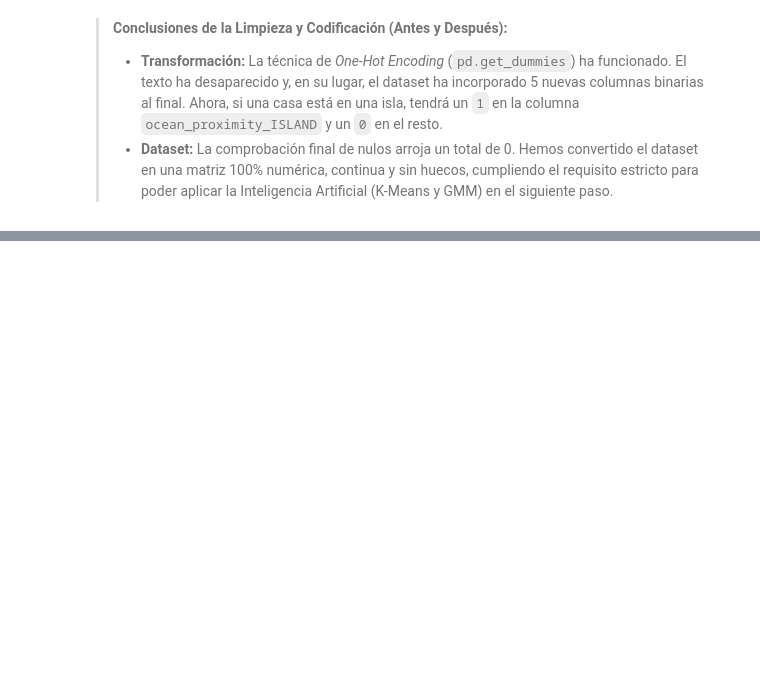
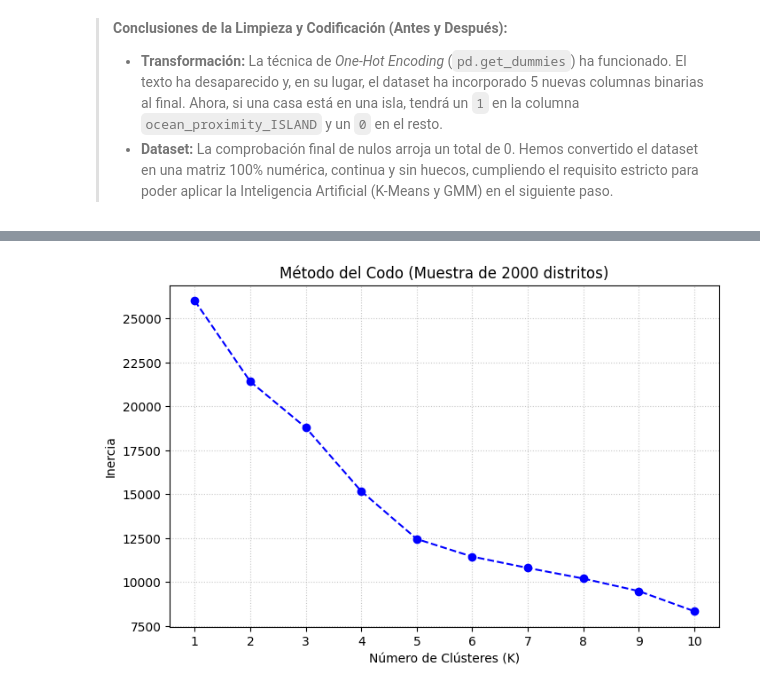
Before and after one commit to Jolehisy08/EMDC_Jolehisy_Acevedo_Medina, a Jupyter notebook: EMDC_JAM.ipynb, the cells around one changed output, grey strips where cells are left out. Drawn from its saved outputs; the diff is of its cells as text; code cells hidden in the pictures; blank space fills up the shorter version.

Commit message:
Punto 3. Aplicación de K-Means y Punto 4. Comparación de Algoritmos de Clustering Trabajo terminado

```diff
--- a/EMDC_JAM.ipynb
+++ b/EMDC_JAM.ipynb
@@ -214,0 +222,32 @@ dtype: int64
+# %%
+from sklearn.preprocessing import StandardScaler
+from sklearn.cluster import KMeans
+import matplotlib.pyplot as plt
+
+# 1. Tomamos una muestra aleatoria de 2000 filas (porque el dataset es grande y queremos que el método del codo sea más rápido)
+df_muestra = df.sample(n=2000, random_state=42)
+
+# 2. ESCALADO DE DATOS
+scaler = StandardScaler()
+df_escalado_muestra = scaler.fit_transform(df_muestra)
+
+# 3. MÉTODO DEL CODO
+inercias = []
+rango_k = range(1, 11)
+
+for k in rango_k:
+    modelo_temp = KMeans(n_clusters=k, random_state=42, n_init='auto')
+    modelo_temp.fit(df_escalado_muestra)
+    inercias.append(modelo_temp.inertia_)
+
+# 4. DIBUJAMOS EL GRÁFICO DEL CODO
+plt.figure(figsize=(8, 5))
+plt.plot(rango_k, inercias, marker='o', linestyle='--', color='b')
+plt.title('Método del Codo (Muestra de 2000 distritos)')
+plt.xlabel('Número de Clústeres (K)')
+plt.ylabel('Inercia')
+plt.xticks(rango_k)
+plt.grid(True, linestyle=':', alpha=0.7)
+plt.show()
+# %% [output]
+[figure, added]
```
Also changed, not shown: parts of 14 cells of this notebook.
